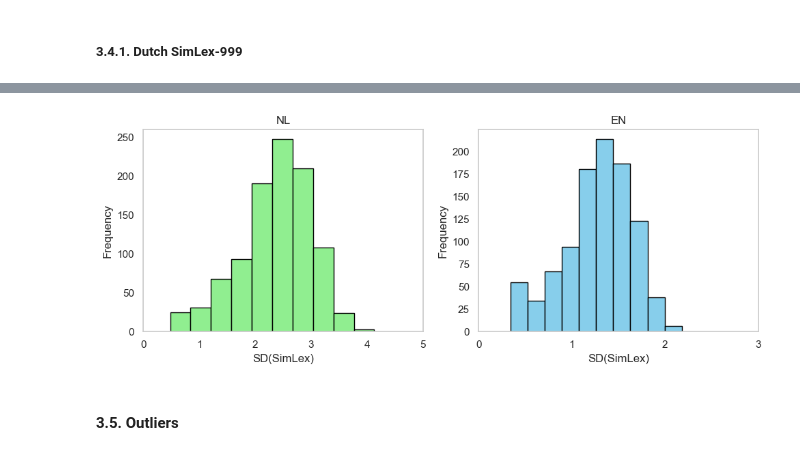
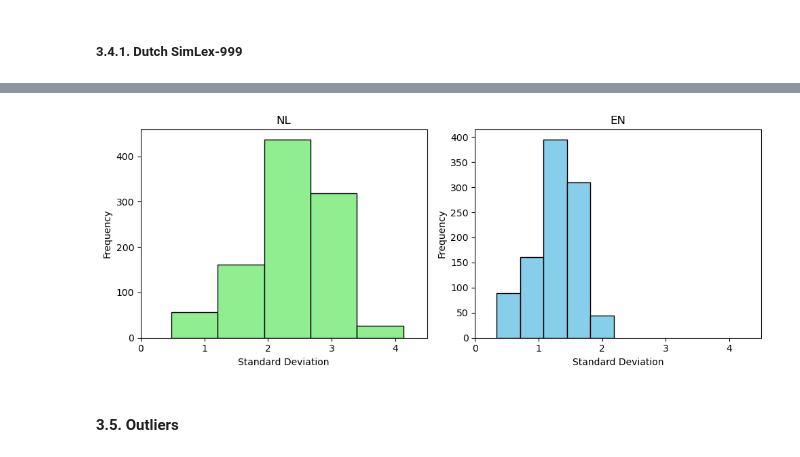
Before and after one commit to XanderSnelder/master-thesis, a Jupyter notebook: eda/main.ipynb, the cells around one changed output, grey strips where cells are left out. Cells and saved outputs as stored; diff of their text form; code cells hidden in the pictures.

```diff
--- a/eda/main.ipynb
+++ b/eda/main.ipynb
@@ -71,15 +83,13 @@ nl_simlex_questionnaire = pd.read_csv("../data/raw_data/nl-simlex-999-questionna
 # %%
-# Drop redundant columns
-nl_simlex_questionnaire.drop(columns=['POS'], inplace=True)
-
-# Rename column for join
-nl_simlex_questionnaire = nl_simlex_questionnaire.rename(columns={'Simlex999': 'SimLex999'})
-
 # Enrich Dutch SimLex with standard deviation, variance, and count
-nl_simlex = pd.merge(nl_simlex_raw, nl_simlex_questionnaire, on=['word1', 'word2', 'SimLex999'], how='left') # also join with SimLex999 because of duplicate word pairs
+nl_simlex = pd.merge(nl_simlex_raw, nl_simlex_questionnaire, on=['word1', 'word2', 'nl_sl'], how='left') # also join on nl_simlex because of duplicate word pairs
 
 # Rename column for consistency between datasets
 nl_simlex = nl_simlex.rename(columns={'Std Deviation': 'SD(SimLex)'})
+# %%
+# Select columns
+nl_simlex = nl_simlex[['word1', 'word2', 'nl_sl', 'nl_sd', 'POS']]
+en_simlex = en_simlex[['word1', 'word2', 'en_sl', 'en_sd', 'POS']]
 # %% [markdown]
 #### **3.2. Initial Overview**
 # %% [markdown]
@@ -414 +287,9 @@ plot_boxplot(en_simlex, 'Assoc(USF)')
+# %%
+# Rename columns and copy
+renamed_nl_simlex = nl_simlex.rename(columns={"nl_sl": "SimLex-999", "nl_sd": "Standard Deviation"}).copy()
+renamed_en_simlex = en_simlex.rename(columns={"en_sl": "SimLex-999", "en_sd": "Standard Deviation"}).copy()
+
+# Create dummy label
+renamed_nl_simlex['Language'] = 'NL'
+renamed_en_simlex['Language'] = 'EN'
 # %%
@@ -547,40 +410,36 @@ plt.show()
 # %%
-# Creating a figure with two subplots
+# Create figure with two subplots
 fig, axes = plt.subplots(1, 2, figsize=(10, 4))
 
-# Defining the x-axis limits for NL
-nl_x_min = 0
-nl_x_max = 5
+# Define x-axis limits
+x_min = 0
+x_max = 4.5
 
-# Defining the x-axis limits for EN
-en_x_min = 0
-en_x_max = 3
+# Plotting the NL histogram
+axes[0].hist(renamed_nl_simlex['Standard Deviation'], bins=5, edgecolor='black', color='lightgreen')
+axes[0].set_title('NL')
+axes[0].set_xlabel('Standard Deviation')
+axes[0].set_ylabel('Frequency')
+axes[0].set_xlim(x_min, x_max)
+axes[0].xaxis.set_major_locator(ticker.MaxNLocator(integer=True))
+axes[0].grid(False) # Remove grid
 
-# Plotting the first histogram (Dutch)
-axes[0].hist(nl_simlex['SD(SimLex)'], bins=10, edgecolor='black', color='lightgreen')
-axes[0].set_title('NL')
-axes[0].set_xlabel('SD(SimLex)')
-axes[0].set_ylabel('Frequency')
-axes[0].set_xlim(nl_x_min, nl_x_max)
-axes[0].xaxis.set_major_locator(ticker.MaxNLocator(integer=True))
-axes[0].grid(False)  # Turning off the grid
+# Plotting the EN histogram
+axes[1].hist(renamed_en_simlex['Standard Deviation'], bins=5, edgecolor='black', color='skyblue')
+axes[1].set_title('EN')
+axes[1].set_xlabel('Standard Deviation')
+axes[1].set_ylabel('Frequency')
+axes[1].set_xlim(x_min, x_max)
+axes[1].xaxis.set_major_locator(ticker.MaxNLocator(integer=True))
+axes[1].grid(False) # Remove grid
 
-# Plotting the second histogram (English)
-axes[1].hist(en_simlex['SD(SimLex)'], bins=10, edgecolor='black', color='skyblue')
-axes[1].set_title('EN')
-axes[1].set_xlabel('SD(SimLex)')
-axes[1].set_ylabel('Frequency')
-axes[1].set_xlim(en_x_min, en_x_max)
-axes[1].xaxis.set_major_locator(ticker.MaxNLocator(integer=True))
-axes[1].grid(False)  # Turning off the grid
-
-# Adjust layout for a clean fit
+# Adjust layout
 plt.tight_layout()
 
-# Show the plot
+# Show results
 plt.show()
 # %% [output]
-[figure, old version]
+[figure, new version]
 # %% [markdown]
 #### **3.5. Outliers**
 # %% [markdown]
```
Also changed, not shown: parts of 106 cells of this notebook, 6 other files.
